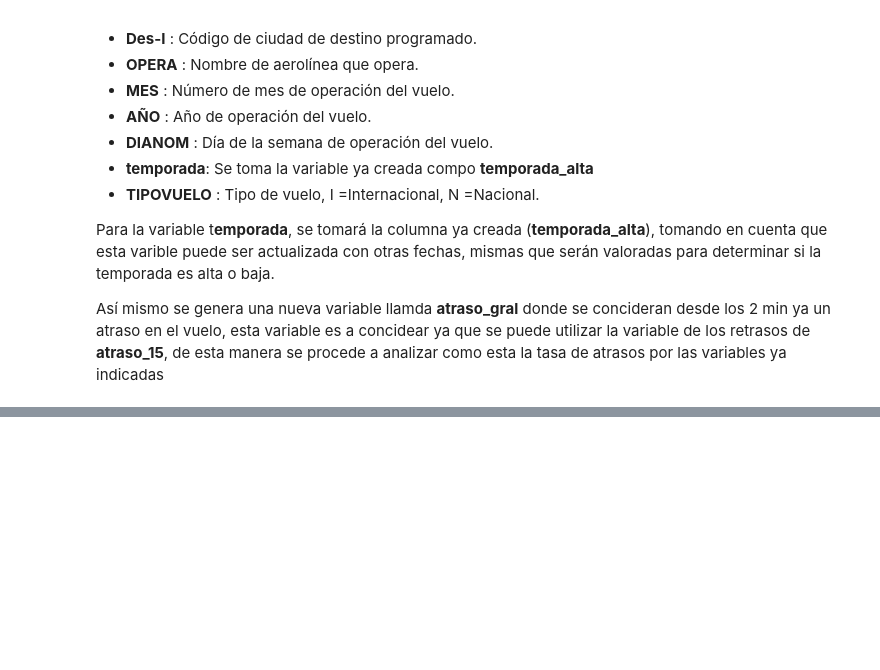
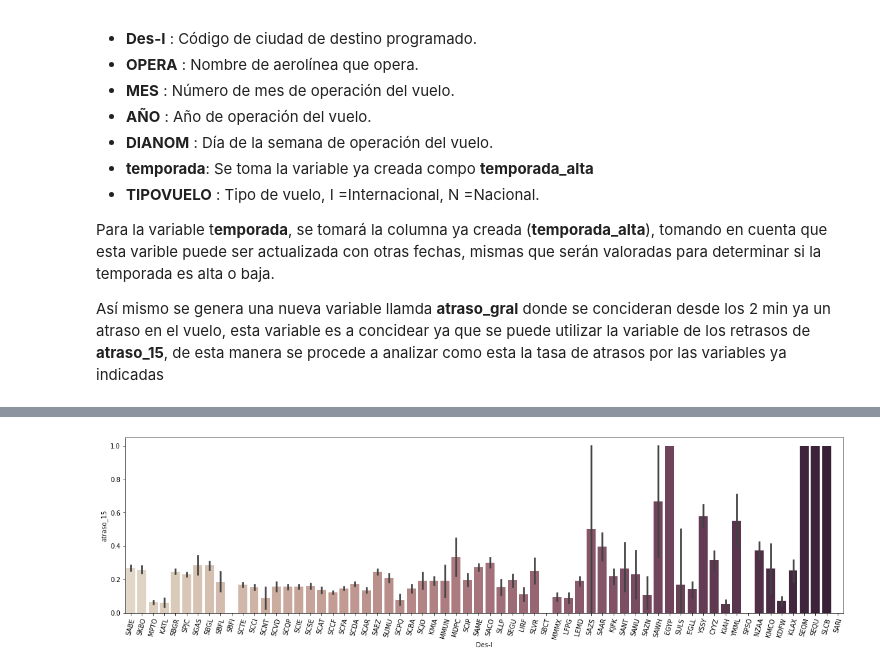
Before and after one commit to OsvaldoMedina/LATAM-Airlines, a Jupyter notebook: solution.ipynb, the cells around one changed output, grey strips where cells are left out. Drawn from its saved outputs; the diff is of its cells as text; code cells hidden in the pictures; blank space fills up the shorter version.

```diff
--- a/solution.ipynb
+++ b/solution.ipynb
@@ -433,5 +438,3 @@ plt.show()
 Para la variable t**emporada**, se tomará la columna ya creada (**temporada_alta**), tomando en cuenta que esta varible puede ser actualizada con otras fechas, mismas que serán valoradas para determinar si la temporada es alta o baja.
 
 Así mismo se genera una nueva variable llamda **atraso_gral** donde se concideran desde los 2 min ya un atraso en el vuelo, esta variable es a concidear ya que se puede utilizar la variable de los retrasos de **atraso_15**, de esta manera se procede a analizar como esta la tasa de atrasos por las variables ya indicadas
-# %%
-df['atraso_gral'] = np.where(df['dif_min'] > 2, 1, 0)
@@ -641,0 +472,7 @@ plt.show()
+# %%
+plt.figure(figsize=(20,5))
+sns.barplot(x = 'Des-I', y = 'atraso_15', palette="ch:.25", data = df)
+plt.xticks(rotation = 75)
+plt.show()
+# %% [output]
+[figure, added]
```
Also changed, not shown: parts of 54 cells of this notebook, 1 other file.
